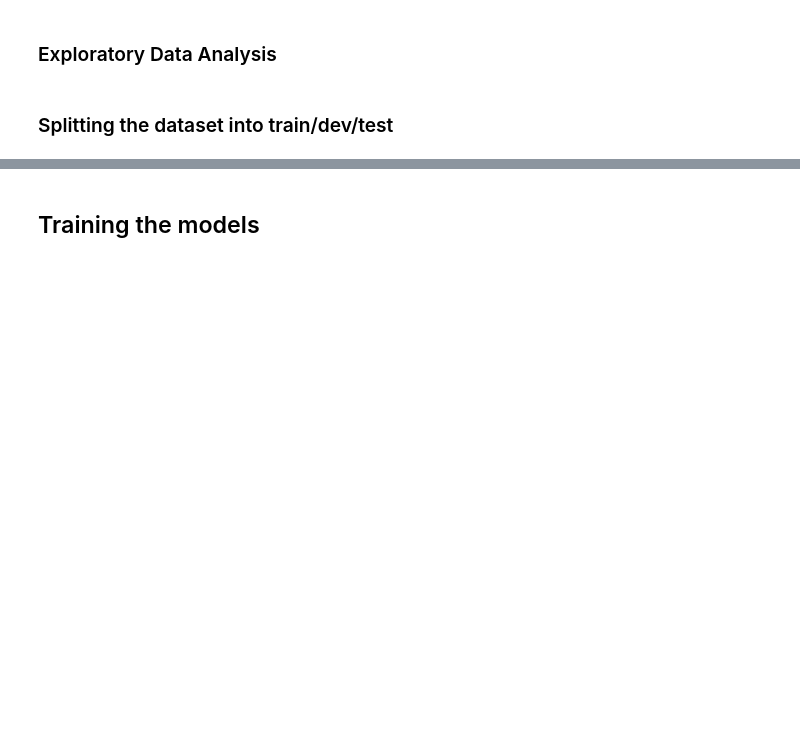
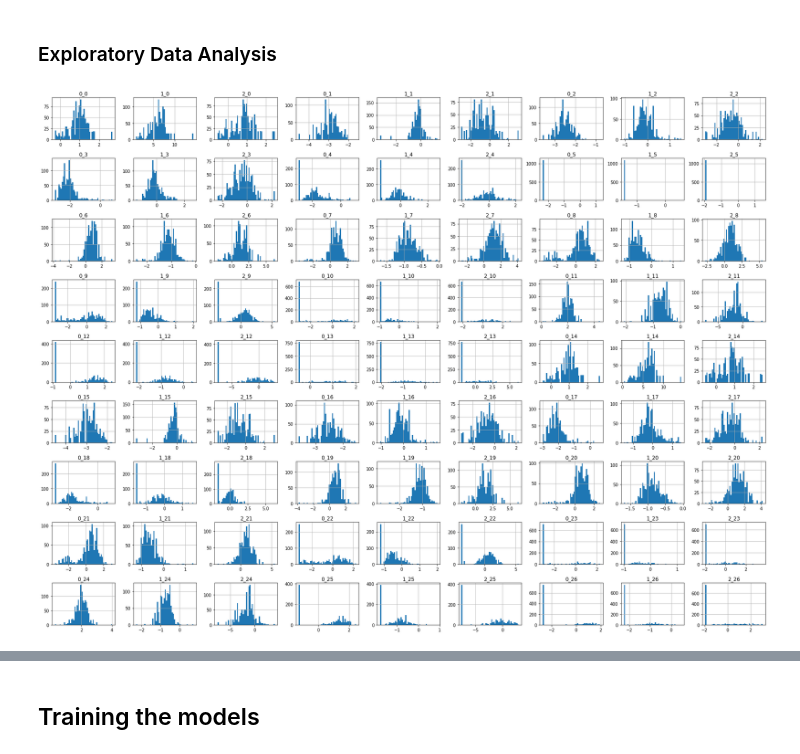
Before and after one commit to minhngt62/ds-epl-matches, a Jupyter notebook: notebooks/04_training_models.ipynb, the cells around one changed output, grey strips where cells are left out. Drawn from its saved outputs; the diff is of its cells as text; code cells hidden in the pictures; blank space fills up the shorter version.

```diff
--- a/notebooks/04_training_models.ipynb
+++ b/notebooks/04_training_models.ipynb
@@ -40,0 +45,6 @@ full
+# %%
+# replace -100 (null) with minimum value in the column
+m = full.ne(-100.000000) ; full = full.where(m, full[m].min(), axis=1)
+full
+full.to_csv('full.csv', index=None)
+full = pd.read_csv('full.csv')  # after the .where operator, something misterious happened so we need to do this trick
@@ -41,7 +67,13 @@ full
 # %% [markdown]
 ### Exploratory Data Analysis
-# %% [markdown]
-### Splitting the dataset into train/dev/test
+# %%
+import matplotlib.pyplot as plt
+
+# Histogram of numerical variables
+full.iloc[:, 1:].hist(bins=50, figsize=(24, 18))
+plt.tight_layout()
+# %% [output]
+[figure, added]
 # %%
 X = full.iloc[:,1:]
 y = full.iloc[:, 0]
```
Also changed, not shown: parts of 14 cells of this notebook.
